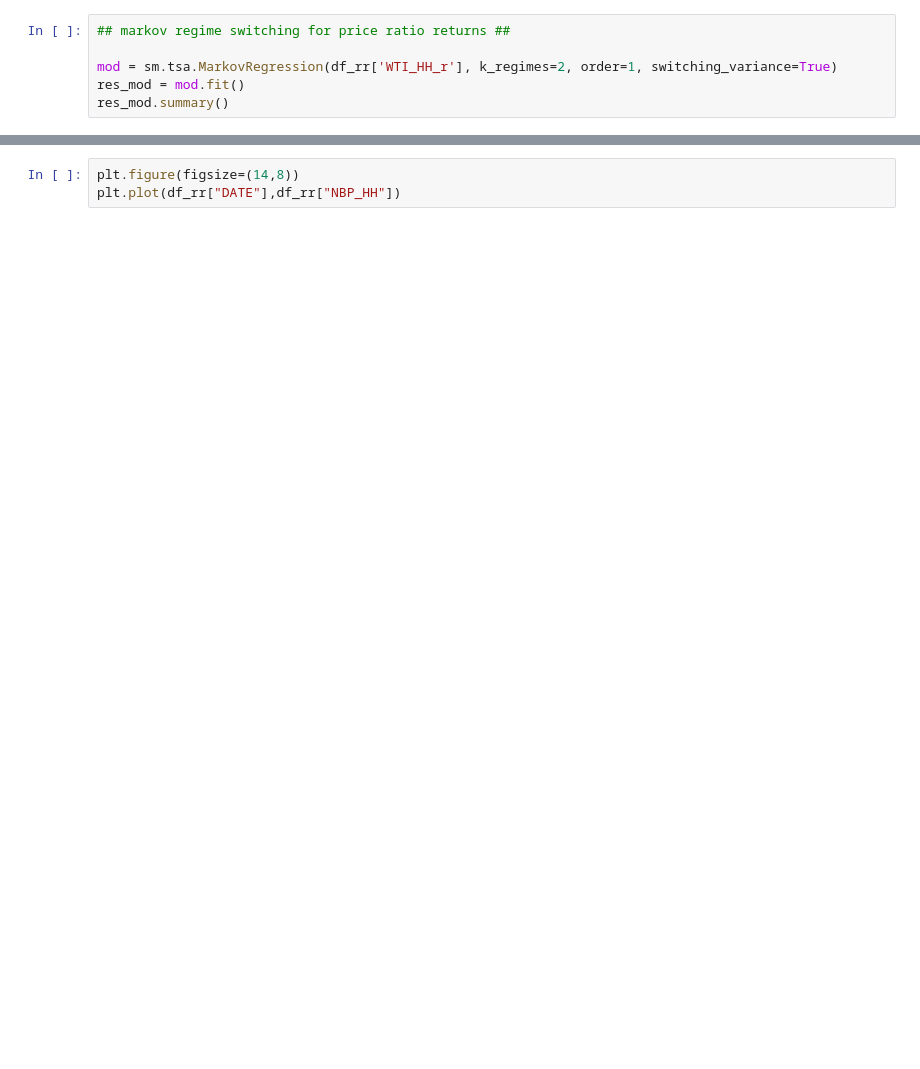
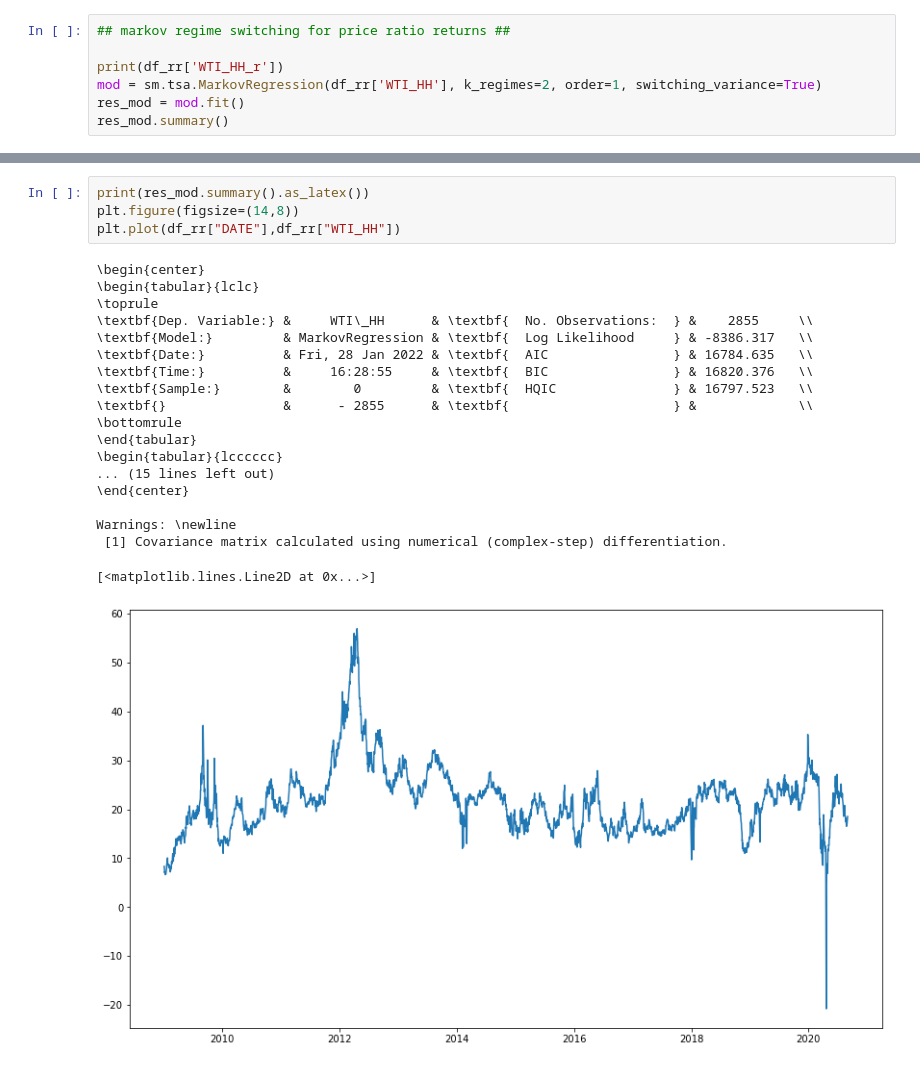
Before and after one commit to joe-ascroft/phd, a Jupyter notebook: jupyter code/metrics/markov-switching-ratios.ipynb, the cells around one changed output, grey strips where cells are left out. Drawn from its saved outputs; the diff is of its cells as text; blank space fills up the shorter version.

```diff
--- a/jupyter code/metrics/markov-switching-ratios.ipynb
+++ b/jupyter code/metrics/markov-switching-ratios.ipynb
@@ -38,6 +38,7 @@ print(df_rr)
 # %%
 ## markov regime switching for price ratio returns ##
 
-mod = sm.tsa.MarkovRegression(df_rr['WTI_HH_r'], k_regimes=2, order=1, switching_variance=True)
+print(df_rr['WTI_HH_r'])
+mod = sm.tsa.MarkovRegression(df_rr['WTI_HH'], k_regimes=2, order=1, switching_variance=True)
 res_mod = mod.fit()
 res_mod.summary()
@@ -44,3 +80,24 @@ res_mod.summary()
 # %%
+print(res_mod.summary().as_latex())
 plt.figure(figsize=(14,8))
-plt.plot(df_rr["DATE"],df_rr["NBP_HH"])
+plt.plot(df_rr["DATE"],df_rr["WTI_HH"])
+# %% [output]
+\begin{center}
+\begin{tabular}{lclc}
+\toprule
+\textbf{Dep. Variable:} &     WTI\_HH      & \textbf{  No. Observations:  } &    2855     \\
+\textbf{Model:}         & MarkovRegression & \textbf{  Log Likelihood     } & -8386.317   \\
+\textbf{Date:}          & Fri, 28 Jan 2022 & \textbf{  AIC                } & 16784.635   \\
+\textbf{Time:}          &     16:28:55     & \textbf{  BIC                } & 16820.376   \\
+\textbf{Sample:}        &        0         & \textbf{  HQIC               } & 16797.523   \\
+\textbf{}               &      - 2855      & \textbf{                     } &             \\
+\bottomrule
+\end{tabular}
+\begin{tabular}{lcccccc}
+... (15 lines left out)
+\end{center}
+
+Warnings: \newline
+ [1] Covariance matrix calculated using numerical (complex-step) differentiation.
+[<matplotlib.lines.Line2D at 0x...>]
+[figure, added]
```
Also changed, not shown: parts of 2 cells of this notebook, 2 other files.
